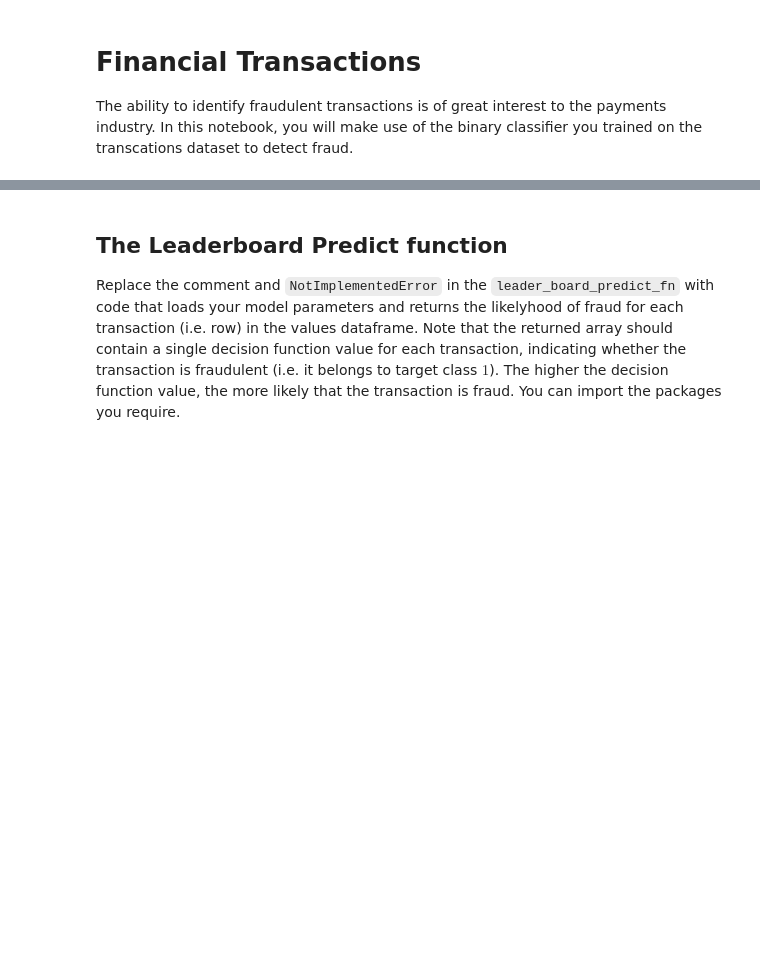
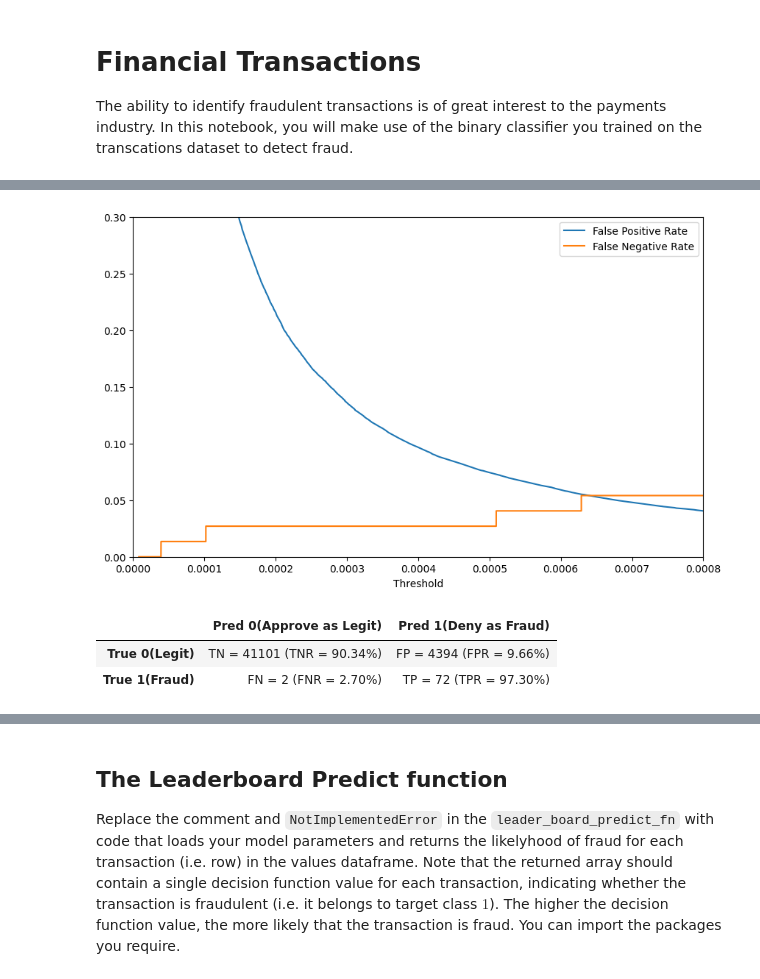
Before and after one commit to jonaserhart/ml_project, a Jupyter notebook: transactions.ipynb, the cells around one changed output, grey strips where cells are left out. Cells and saved outputs as stored; diff of their text form; code cells hidden in the pictures; blank space fills up the shorter version.

```diff
--- a/transactions.ipynb
+++ b/transactions.ipynb
@@ -22 +77,20 @@ import numpy as np
+# %%
+predtst=gbc.predict_proba(X_test)[:,1]
+fpr, tpr, thresholds = metrics.roc_curve(y_test, predtst)
+dfplot=pd.DataFrame({'Threshold':thresholds,
+        'False Positive Rate':fpr,
+        'False Negative Rate': 1.-tpr})
+ax=dfplot.plot(x='Threshold', y=['False Positive Rate',
+        'False Negative Rate'], figsize=(10,6))
+ax.set_xbound(0,0.0008); ax.set_ybound(0,0.3) #zoom in
+# %% [output]
+[figure, added]
+# %%
+hardpredtst_tuned_thresh = np.where(predtst >= 0.00045, 1, 0)
+conf_matrix(y_test, hardpredtst_tuned_thresh)
+# https://towardsdatascience.com/how-to-deal-with-imbalanced-classification-without-re-balancing-the-data-8a3c02353fe3
+# %% [output]
+|  | Pred 0(Approve as Legit) | Pred 1(Deny as Fraud) |
+| True 0(Legit) | TN = 41101 (TNR = 90.34%) | FP = 4394 (FPR = 9.66%) |
+| True 1(Fraud) | FN = 2 (FNR = 2.70%) | TP = 72 (TPR = 97.30%) |
 # %%
```
Also changed, not shown: parts of 24 cells of this notebook, 2 other files.
